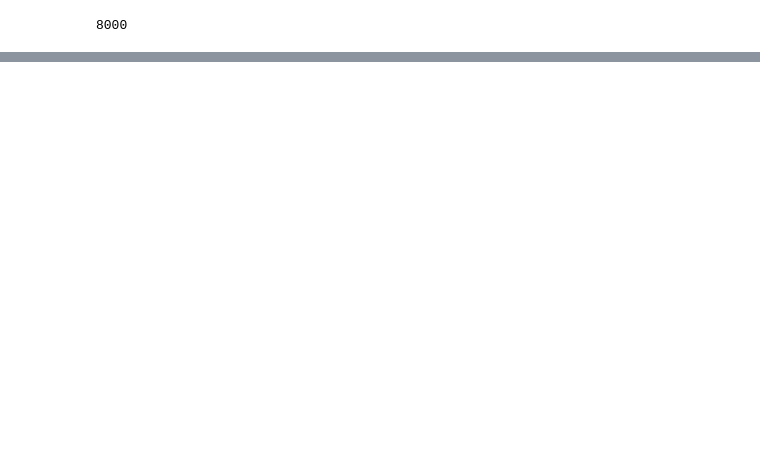
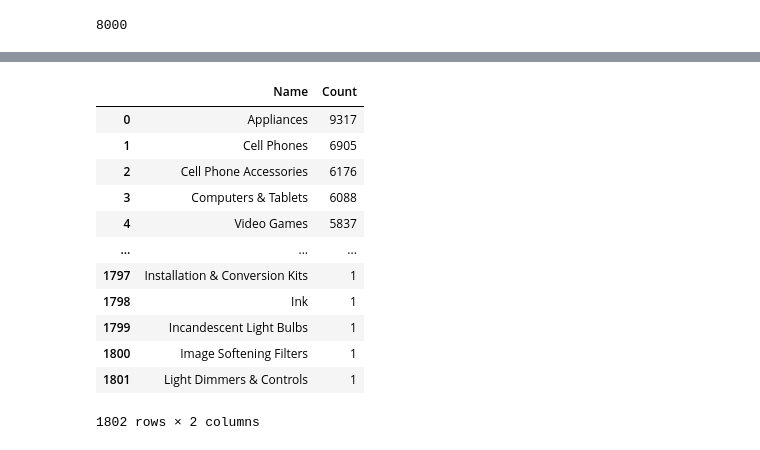
Before and after one commit to christian180492/e_commerce_categorization, a Jupyter notebook: EDA.ipynb, the cells around one changed output, grey strips where cells are left out. Drawn from its saved outputs; the diff is of its cells as text; code cells hidden in the pictures; blank space fills up the shorter version.

```diff
--- a/EDA.ipynb
+++ b/EDA.ipynb
@@ -587,0 +624,8 @@ Analisis de categorías.'''
+# %%
+for i, prod in enumerate(products):
+    if i == 4:
+        break
+    name = prod['name']
+    print(f'\n¡¡¡¡Datos del producto {name}!!!!')
+    for key, value in prod.items():
+        print(key, ":", value)
@@ -587,0 +690,21 @@ Analisis de categorías.'''
+# %%
+categorias_df_conteo = categorias_df.groupby('Name').count()
+categorias_df_conteo.reset_index(inplace=True)
+categorias_df_conteo.columns=['Name', 'Count']
+categorias_df_conteo.sort_values('Count', ascending=False, inplace=True)
+categorias_df_conteo.reset_index(inplace=True, drop=True)
+categorias_df_conteo
+# %% [output]
+|  | Name | Count |
+| 0 | Appliances | 9317 |
+| 1 | Cell Phones | 6905 |
+| 2 | Cell Phone Accessories | 6176 |
+| 3 | Computers & Tablets | 6088 |
+| 4 | Video Games | 5837 |
+| ... | ... | ... |
+| 1797 | Installation & Conversion Kits | 1 |
+| 1798 | Ink | 1 |
+| 1799 | Incandescent Light Bulbs | 1 |
+| 1800 | Image Softening Filters | 1 |
+| 1801 | Light Dimmers & Controls | 1 |
+1802 rows × 2 columns
```
Also changed, not shown: parts of 49 cells of this notebook, 1 other file.
